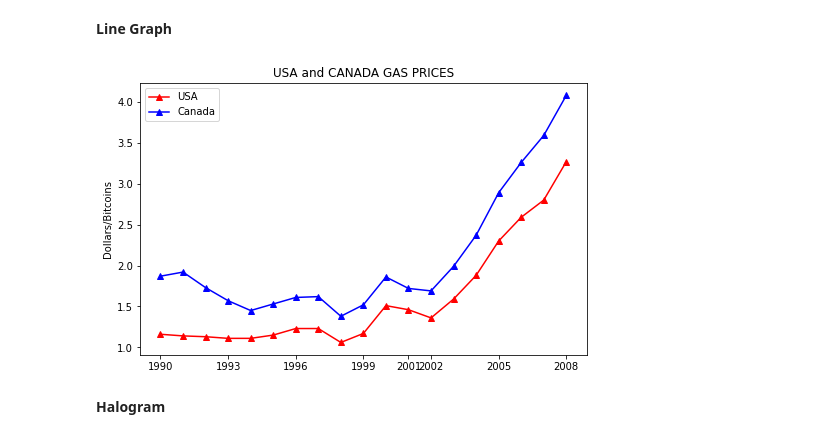
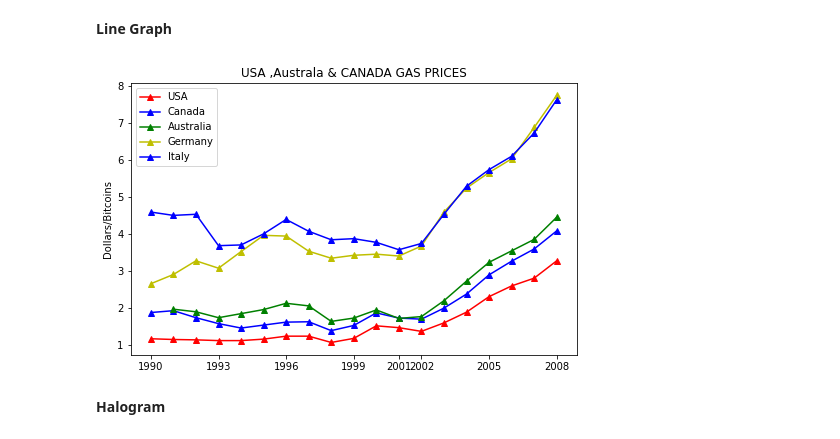
Before and after one commit to Danuragtiwari/Matplotlib, a Jupyter notebook: matplotlib.ipynb, the cells around one changed output. Cells and saved outputs as stored; diff of their text form; code cells hidden in the pictures.

```diff
--- a/matplotlib.ipynb
+++ b/matplotlib.ipynb
@@ -64,18 +64,22 @@ plt.show()
 **Line Graph**
 # %%
 gas=pd.read_csv('/content/drive/MyDrive/Colab Notebooks/gas_prices.csv')
+
 plt.figure(figsize=(8,5))
 plt.plot(gas.Year,gas.USA,'r-^',label='USA')
 plt.plot(gas.Year,gas.Canada,'b-^',label='Canada')
+plt.plot(gas.Year,gas.Australia,'g-^',label='Australia')
+plt.plot(gas.Year,gas.Germany,'y-^',label='Germany')
+plt.plot(gas.Year,gas.Italy,'b-^',label='Italy')
 
-plt.title('USA and CANADA GAS PRICES')
+plt.title('USA ,Australa & CANADA GAS PRICES')
 plt.ylabel('Dollars/Bitcoins')
 plt.legend()
 
 plt.xticks(gas.Year[: :3].tolist()+[2001])
 
 plt.show()
 # %% [output]
-[figure, old version]
+[figure, new version]
 # %% [markdown]
 **Halogram**
```
Also changed, not shown: parts of 1 cell of this notebook.
